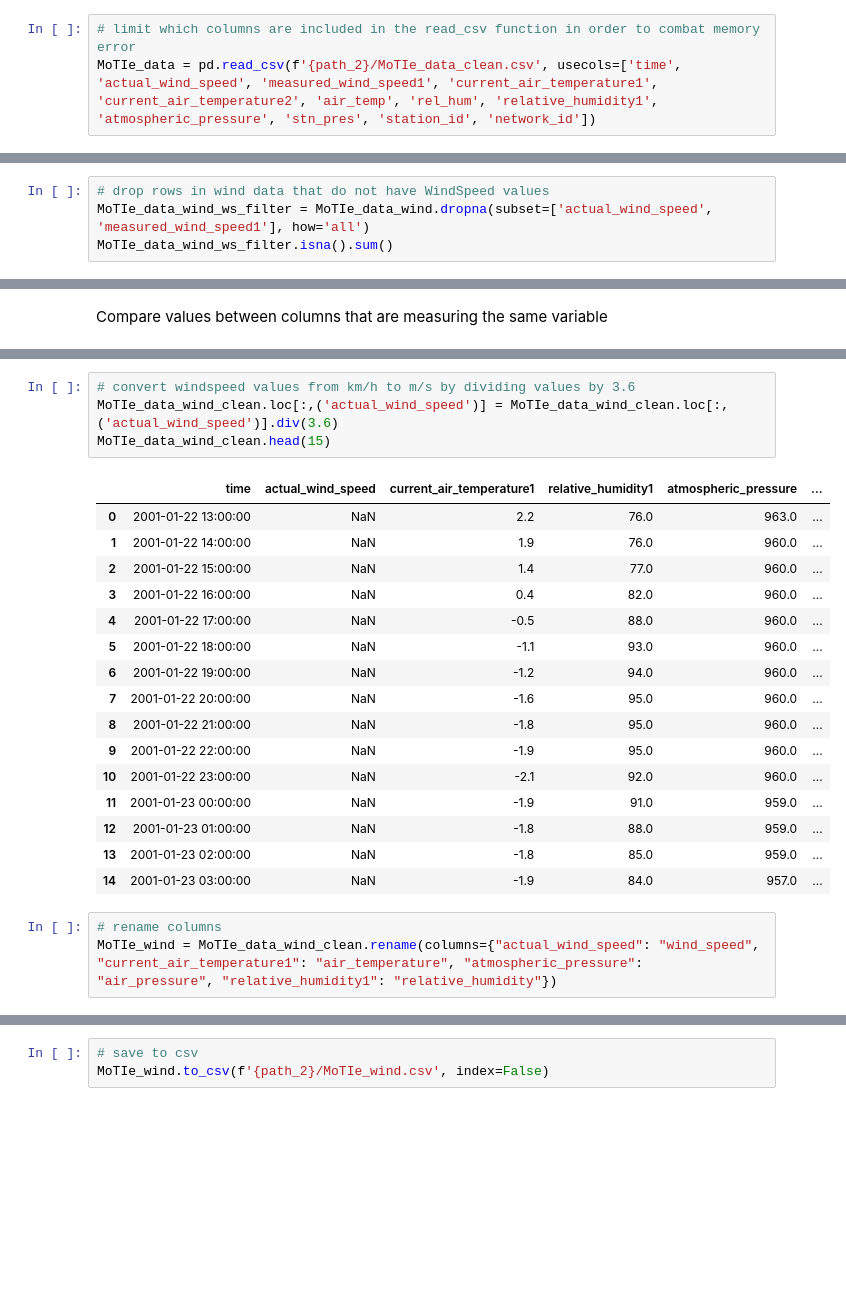
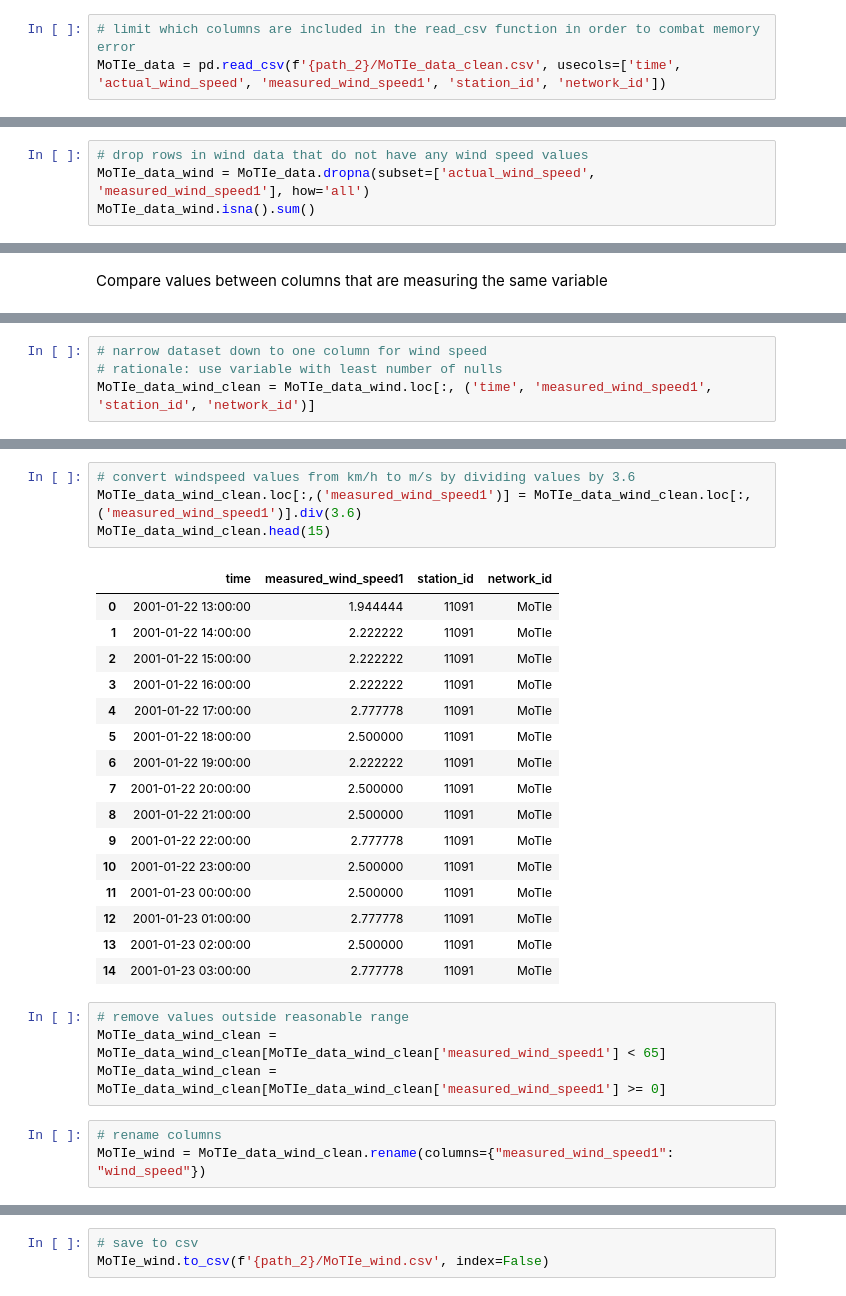
Before and after one commit to madiwiebe/LHL_Capstone_Project, a Jupyter notebook: notebooks/cleaning_raw_files.ipynb, the cells around one changed output, grey strips where cells are left out. Cells and saved outputs as stored; diff of their text form; blank space fills up the shorter version.

```diff
--- a/notebooks/cleaning_data.ipynb
+++ b/notebooks/cleaning_raw_files.ipynb
@@ -657,7 +682,7 @@ list(MoTIe_col_names)
 # MoTIe_data = functions.to_df('MoTIe_data_clean.csv')
 # %%
 # limit which columns are included in the read_csv function in order to combat memory error
-MoTIe_data = pd.read_csv(f'{path_2}/MoTIe_data_clean.csv', usecols=['time', 'actual_wind_speed', 'measured_wind_speed1', 'current_air_temperature1', 'current_air_temperature2', 'air_temp', 'rel_hum', 'relative_humidity1', 'atmospheric_pressure', 'stn_pres', 'station_id', 'network_id'])
+MoTIe_data = pd.read_csv(f'{path_2}/MoTIe_data_clean.csv', usecols=['time', 'actual_wind_speed', 'measured_wind_speed1', 'station_id', 'network_id'])
 # %%
 column_names, column_nulls, duplicate_row_index = functions.start_cleaning(MoTIe_data)
 # %%
@@ -707,5 +703,5 @@ dtype: int64
 # %%
-# drop rows in wind data that do not have WindSpeed values
-MoTIe_data_wind_ws_filter = MoTIe_data_wind.dropna(subset=['actual_wind_speed', 'measured_wind_speed1'], how='all')
-MoTIe_data_wind_ws_filter.isna().sum()
+# drop rows in wind data that do not have any wind speed values
+MoTIe_data_wind = MoTIe_data.dropna(subset=['actual_wind_speed', 'measured_wind_speed1'], how='all')
+MoTIe_data_wind.isna().sum()
 # %% [output]
@@ -790,2 +728,6 @@ MoTIe_data_wind_clean = MoTIe_data_wind_ws_filter.loc[:, ('time', "actual_wind_s
+# %%
+# narrow dataset down to one column for wind speed
+# rationale: use variable with least number of nulls
+MoTIe_data_wind_clean = MoTIe_data_wind.loc[:, ('time', 'measured_wind_speed1', 'station_id', 'network_id')]
 # %%
 # check values and units of wind speed columns
@@ -810,24 +753,28 @@ MoTIe_data_wind_clean.head(15)
 # %%
 # convert windspeed values from km/h to m/s by dividing values by 3.6
-MoTIe_data_wind_clean.loc[:,('actual_wind_speed')] = MoTIe_data_wind_clean.loc[:,('actual_wind_speed')].div(3.6)
+MoTIe_data_wind_clean.loc[:,('measured_wind_speed1')] = MoTIe_data_wind_clean.loc[:,('measured_wind_speed1')].div(3.6)
 MoTIe_data_wind_clean.head(15)
 # %% [output]
-|  | time | actual_wind_speed | current_air_temperature1 | relative_humidity1 | atmospheric_pressure | ... |
-| 0 | 2001-01-22 13:00:00 | NaN | 2.2 | 76.0 | 963.0 | ... |
-| 1 | 2001-01-22 14:00:00 | NaN | 1.9 | 76.0 | 960.0 | ... |
-| 2 | 2001-01-22 15:00:00 | NaN | 1.4 | 77.0 | 960.0 | ... |
-| 3 | 2001-01-22 16:00:00 | NaN | 0.4 | 82.0 | 960.0 | ... |
-| 4 | 2001-01-22 17:00:00 | NaN | -0.5 | 88.0 | 960.0 | ... |
-| 5 | 2001-01-22 18:00:00 | NaN | -1.1 | 93.0 | 960.0 | ... |
-| 6 | 2001-01-22 19:00:00 | NaN | -1.2 | 94.0 | 960.0 | ... |
-| 7 | 2001-01-22 20:00:00 | NaN | -1.6 | 95.0 | 960.0 | ... |
-| 8 | 2001-01-22 21:00:00 | NaN | -1.8 | 95.0 | 960.0 | ... |
-| 9 | 2001-01-22 22:00:00 | NaN | -1.9 | 95.0 | 960.0 | ... |
-| 10 | 2001-01-22 23:00:00 | NaN | -2.1 | 92.0 | 960.0 | ... |
-| 11 | 2001-01-23 00:00:00 | NaN | -1.9 | 91.0 | 959.0 | ... |
-| 12 | 2001-01-23 01:00:00 | NaN | -1.8 | 88.0 | 959.0 | ... |
-| 13 | 2001-01-23 02:00:00 | NaN | -1.8 | 85.0 | 959.0 | ... |
-| 14 | 2001-01-23 03:00:00 | NaN | -1.9 | 84.0 | 957.0 | ... |
+|  | time | measured_wind_speed1 | station_id | network_id |
+| 0 | 2001-01-22 13:00:00 | 1.944444 | 11091 | MoTIe |
+| 1 | 2001-01-22 14:00:00 | 2.222222 | 11091 | MoTIe |
+| 2 | 2001-01-22 15:00:00 | 2.222222 | 11091 | MoTIe |
+| 3 | 2001-01-22 16:00:00 | 2.222222 | 11091 | MoTIe |
+| 4 | 2001-01-22 17:00:00 | 2.777778 | 11091 | MoTIe |
+| 5 | 2001-01-22 18:00:00 | 2.500000 | 11091 | MoTIe |
+| 6 | 2001-01-22 19:00:00 | 2.222222 | 11091 | MoTIe |
+| 7 | 2001-01-22 20:00:00 | 2.500000 | 11091 | MoTIe |
+| 8 | 2001-01-22 21:00:00 | 2.500000 | 11091 | MoTIe |
+| 9 | 2001-01-22 22:00:00 | 2.777778 | 11091 | MoTIe |
+| 10 | 2001-01-22 23:00:00 | 2.500000 | 11091 | MoTIe |
+| 11 | 2001-01-23 00:00:00 | 2.500000 | 11091 | MoTIe |
+| 12 | 2001-01-23 01:00:00 | 2.777778 | 11091 | MoTIe |
+| 13 | 2001-01-23 02:00:00 | 2.500000 | 11091 | MoTIe |
+| 14 | 2001-01-23 03:00:00 | 2.777778 | 11091 | MoTIe |
+# %%
+# remove values outside reasonable range
+MoTIe_data_wind_clean = MoTIe_data_wind_clean[MoTIe_data_wind_clean['measured_wind_speed1'] < 65]
+MoTIe_data_wind_clean = MoTIe_data_wind_clean[MoTIe_data_wind_clean['measured_wind_speed1'] >= 0]
 # %%
 # rename columns
-MoTIe_wind = MoTIe_data_wind_clean.rename(columns={"actual_wind_speed": "wind_speed", "current_air_temperature1": "air_temperature", "atmospheric_pressure": "air_pressure", "relative_humidity1": "relative_humidity"})
+MoTIe_wind = MoTIe_data_wind_clean.rename(columns={"measured_wind_speed1": "wind_speed"})
```
Also changed, not shown: parts of 117 cells of this notebook, 7 other files.
